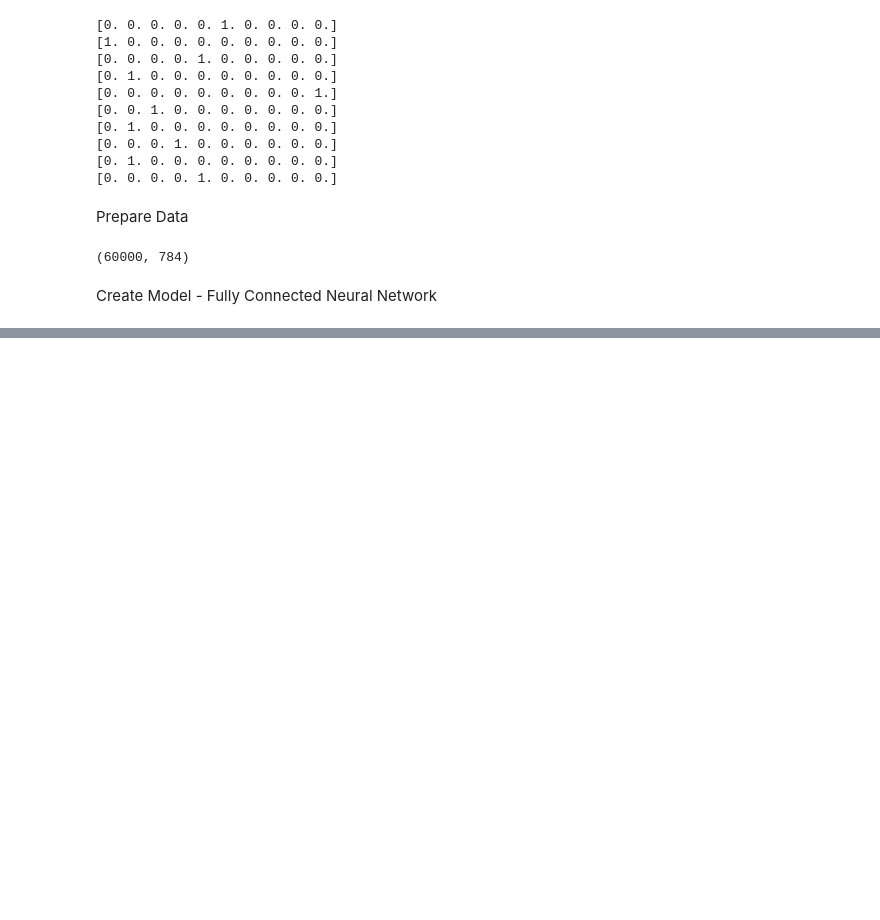
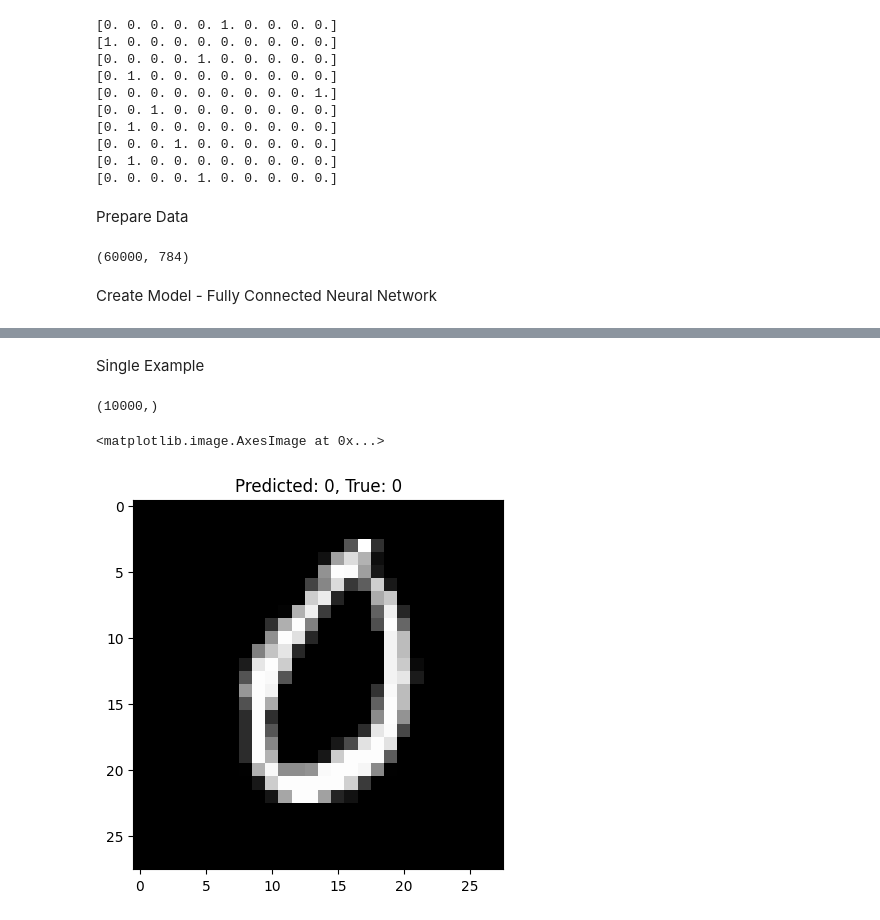
Before and after one commit to Scereweir61/MNIST-Digit-Classification, a Jupyter notebook: MNIST Digit Clasification.ipynb, the cells around one changed output, grey strips where cells are left out. Saved outputs shown, nothing was run; the diff lists cells and outputs as text; code cells hidden in the pictures; blank space fills up the shorter version.

Commit message:
Model working but unable to display the current number will figure out

```diff
--- a/MNIST Digit Clasification.ipynb
+++ b/MNIST Digit Clasification.ipynb
@@ -74,11 +74,19 @@ x_test = x_test/255.0
 # %%
 #Reshape Data
 x_train = x_train.reshape(x_train.shape[0], -1)
-x_test = x_train.reshape(x_test.shape[0], -1)
+x_test = x_test.reshape(x_test.shape[0], -1)
 print(x_train.shape)
 # %% [output]
 (60000, 784)
 # %% [markdown]
 Create Model - Fully Connected Neural Network
 # %%
-model = Sequential()
+model = keras.models.Sequential()
+
+model.add(Dense(units=128, input_shape=(784,), activation='relu'))
+model.add(Dense(units=128, activation='relu'))
+model.add(Dropout(0.25))
+model.add(Dense(units=10, activation='softmax'))
+
+model.compile(loss='sparse_categorical_crossentropy', optimizer='adam', metrics=['accuracy'])
+model.summary()
@@ -84,0 +111,4 @@ model = Sequential()
+# %%
+batch_size = 512
+epochs=10
+model.fit(x=x_train, y=y_train, batch_size=batch_size, epochs=epochs)
@@ -84,0 +145,5 @@ model = Sequential()
+# %%
+y_pred = model.predict(x_test)
+y_pred_classes = np.argmax(y_pred, axis=1)
+print(y_pred)
+print(y_pred_classes)
@@ -84,0 +166,17 @@ model = Sequential()
+# %% [markdown]
+Single Example
+# %%
+random_idx = np.random.choice(len(x_test))
+x_sample = x_test[random_idx]
+y_test = y_test.reshape(-1,1)
+y_true = np.argmax(y_test, axis=1)
+print(y_true.shape)
+y_sample_true = np.argmax(y_true, axis=0)
+y_sample_pred_class = y_pred_classes[random_idx]
+
+plt.title("Predicted: {}, True: {}".format(y_sample_pred_class, y_sample_true, fontsize=16))
+plt.imshow(x_sample.reshape(28, 28), cmap='grey')
+# %% [output]
+(10000,)
+<matplotlib.image.AxesImage at 0x...>
+[figure, added]
```
Also changed, not shown: parts of 6 cells of this notebook.
